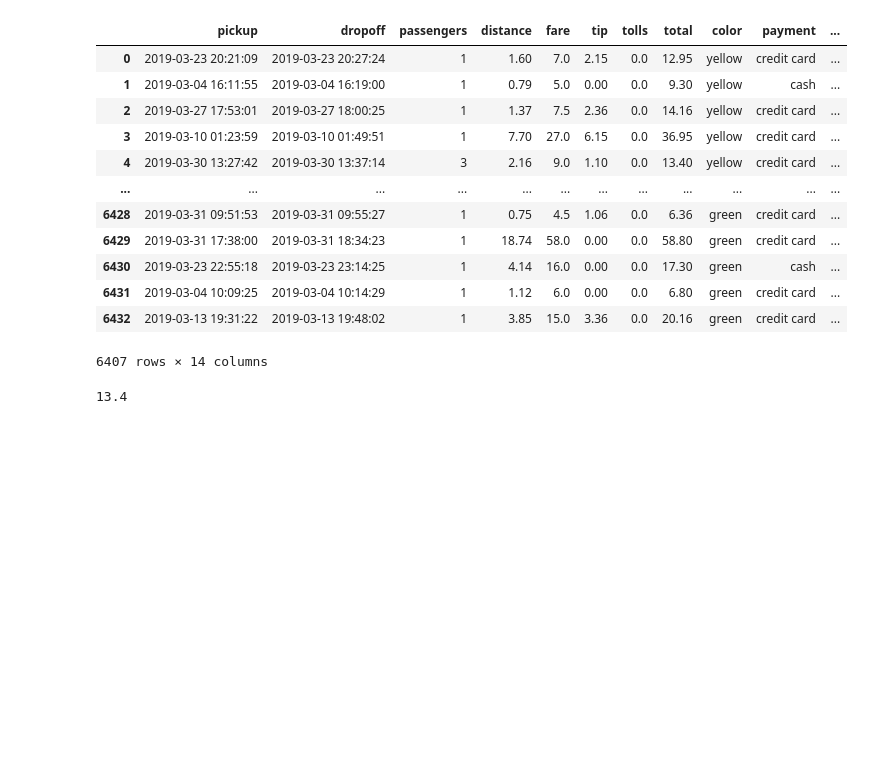
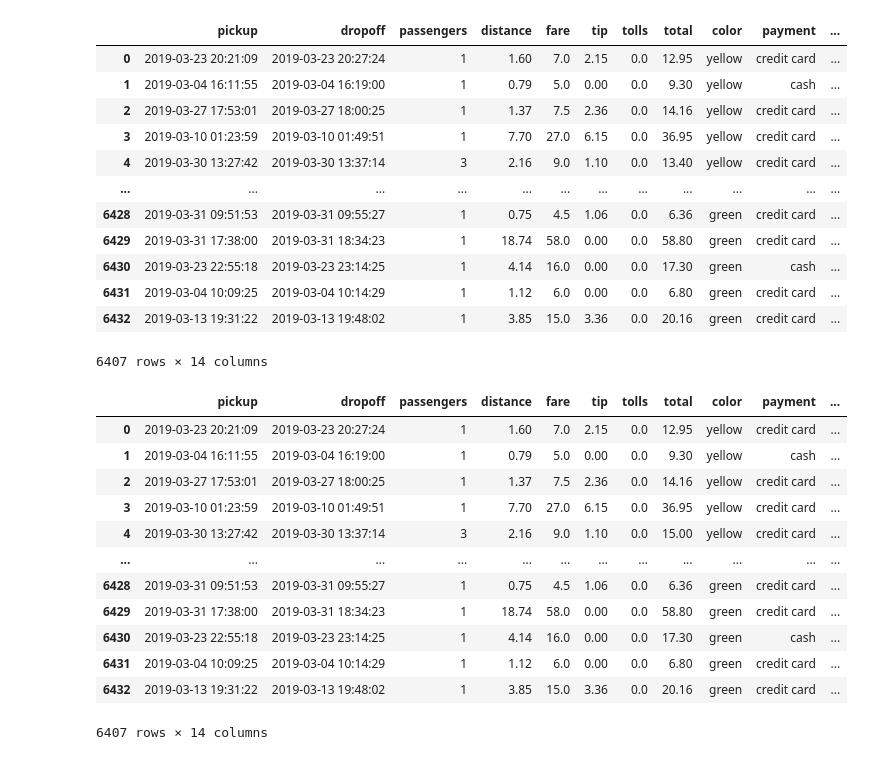
Before and after one commit to Shubham496/pandas-learning, a Jupyter notebook: 06 data cleaning.ipynb, the cells around one changed output. Saved outputs shown, nothing was run; the diff lists cells and outputs as text; code cells hidden in the pictures; blank space fills up the shorter version.

```diff
--- a/06 data cleaning.ipynb
+++ b/06 data cleaning.ipynb
@@ -289,6 +289,20 @@ df
 | 6432 | 2019-03-13 19:31:22 | 2019-03-13 19:48:02 | 1 | 3.85 | 15.0 | 3.36 | 0.0 | 20.16 | green | credit card | ... |
 6407 rows × 14 columns
 # %%
-df.iloc[4, 7] =
+df.iloc[4, 7] = 15
-# %% [output]
-13.4
+# %%
+df
+# %% [output]
+|  | pickup | dropoff | passengers | distance | fare | tip | tolls | total | color | payment | ... |
+| 0 | 2019-03-23 20:21:09 | 2019-03-23 20:27:24 | 1 | 1.60 | 7.0 | 2.15 | 0.0 | 12.95 | yellow | credit card | ... |
+| 1 | 2019-03-04 16:11:55 | 2019-03-04 16:19:00 | 1 | 0.79 | 5.0 | 0.00 | 0.0 | 9.30 | yellow | cash | ... |
+| 2 | 2019-03-27 17:53:01 | 2019-03-27 18:00:25 | 1 | 1.37 | 7.5 | 2.36 | 0.0 | 14.16 | yellow | credit card | ... |
+| 3 | 2019-03-10 01:23:59 | 2019-03-10 01:49:51 | 1 | 7.70 | 27.0 | 6.15 | 0.0 | 36.95 | yellow | credit card | ... |
+| 4 | 2019-03-30 13:27:42 | 2019-03-30 13:37:14 | 3 | 2.16 | 9.0 | 1.10 | 0.0 | 15.00 | yellow | credit card | ... |
+| ... | ... | ... | ... | ... | ... | ... | ... | ... | ... | ... | ... |
+| 6428 | 2019-03-31 09:51:53 | 2019-03-31 09:55:27 | 1 | 0.75 | 4.5 | 1.06 | 0.0 | 6.36 | green | credit card | ... |
+| 6429 | 2019-03-31 17:38:00 | 2019-03-31 18:34:23 | 1 | 18.74 | 58.0 | 0.00 | 0.0 | 58.80 | green | credit card | ... |
+| 6430 | 2019-03-23 22:55:18 | 2019-03-23 23:14:25 | 1 | 4.14 | 16.0 | 0.00 | 0.0 | 17.30 | green | cash | ... |
+| 6431 | 2019-03-04 10:09:25 | 2019-03-04 10:14:29 | 1 | 1.12 | 6.0 | 0.00 | 0.0 | 6.80 | green | credit card | ... |
+| 6432 | 2019-03-13 19:31:22 | 2019-03-13 19:48:02 | 1 | 3.85 | 15.0 | 3.36 | 0.0 | 20.16 | green | credit card | ... |
+6407 rows × 14 columns
```
Also changed, not shown: 4 other files.
